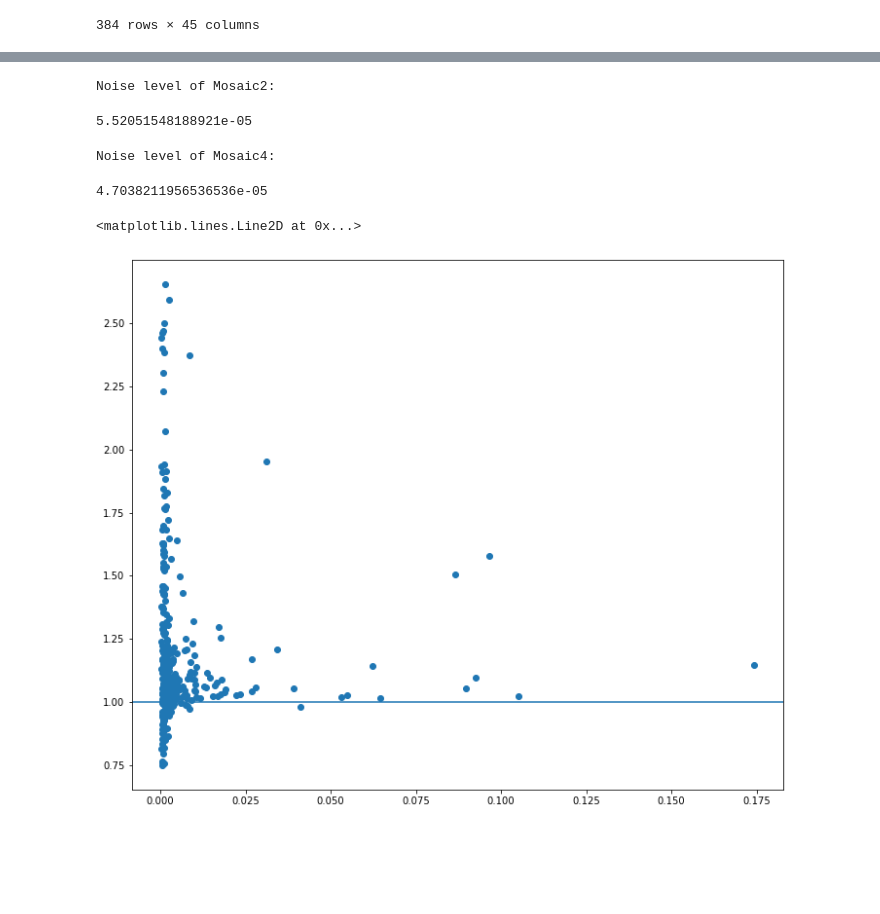
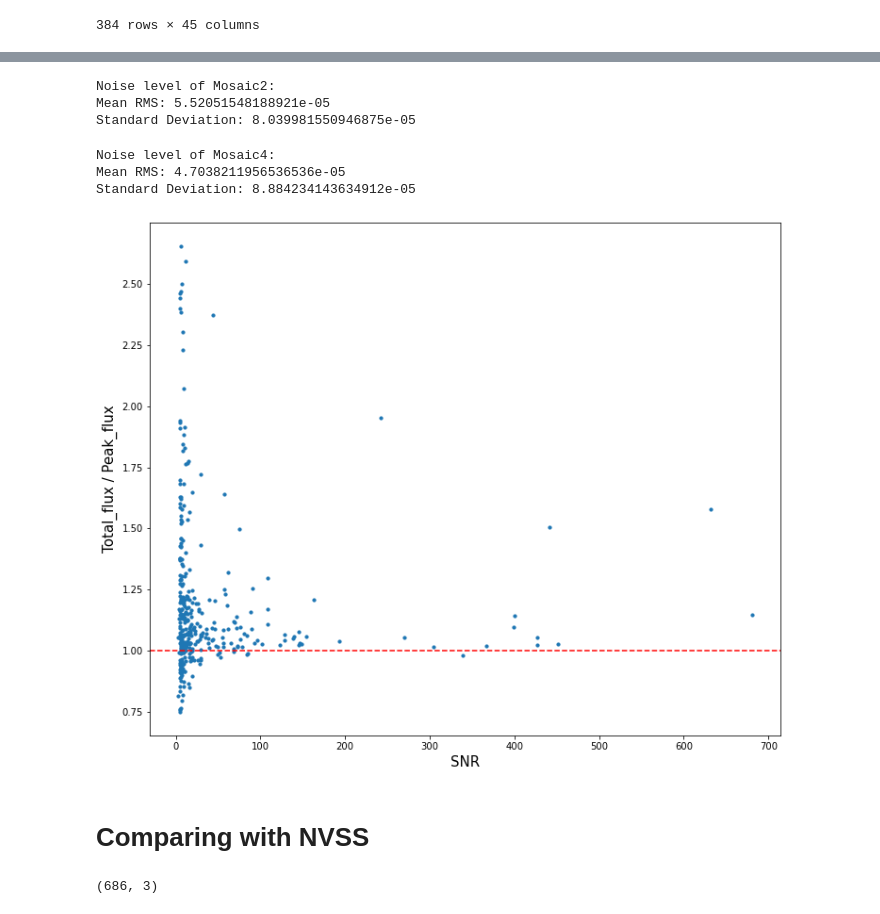
Before and after one commit to halehhajizadeh/VLA-Perseus, a Jupyter notebook: scripts/noise-extraction.ipynb, the cells around one changed output, grey strips where cells are left out. Cells and saved outputs as stored; diff of their text form; code cells hidden in the pictures; blank space fills up the shorter version.

```diff
--- a/scripts/noise-extraction.ipynb
+++ b/scripts/noise-extraction.ipynb
@@ -81,19 +126,32 @@ Noise level of Mosaic1:
 # %%
 print('Noise level of Mosaic2:')
-np.mean(df_2['Resid_Isl_rms'])
+print(rf'Mean RMS: {np.mean(df_2["Resid_Isl_rms"])}')
+print(rf'Standard Deviation: {np.std(df_2["Resid_Isl_rms"])}')
 # %% [output]
 Noise level of Mosaic2:
+Mean RMS: 5.52051548188921e-05
+Standard Deviation: 8.039981550946875e-05
-5.52051548188921e-05
 # %%
 print('Noise level of Mosaic4:')
-np.mean(df_3['Resid_Isl_rms'])
+print(rf'Mean RMS: {np.mean(df_4["Resid_Isl_rms"])}')
+print(rf'Standard Deviation: {np.std(df_4["Resid_Isl_rms"])}')
 # %% [output]
 Noise level of Mosaic4:
+Mean RMS: 4.7038211956536536e-05
+Standard Deviation: 8.884234143634912e-05
-4.7038211956536536e-05
 # %%
-plt.figure(figsize=(12,10))
-plt.scatter(df_2['Peak_flux'], df_2['Total_flux']/df_2['Peak_flux'])
-plt.axhline(1)
+plt.figure(figsize=(12, 10))
+plt.scatter(df_2['Peak_flux']/df_2["Isl_rms"], df_2['Total_flux']/df_2['Peak_flux'], s=10, marker='o')  # Adjusted marker size to 10
+plt.axhline(1, color='red', linestyle='--')
+
+# Labeling and title
+plt.xlabel('SNR', fontsize=15)
+plt.ylabel('Total_flux / Peak_flux', fontsize=15)
+# plt.title('Scatter Plot of Total_flux / Peak_flux against Peak_flux', fontsize=15)
+
+# Display the plot
+plt.show()
 # %% [output]
-<matplotlib.lines.Line2D at 0x...>
-[figure, old version]
+[figure, new version]
+# %% [markdown]
+# Comparing with NVSS
@@ -99,0 +164,4 @@ plt.axhline(1)
+# %%
+nvss_data.shape
+# %% [output]
+(686, 3)
```
Also changed, not shown: parts of 19 cells of this notebook, 1 other file.
